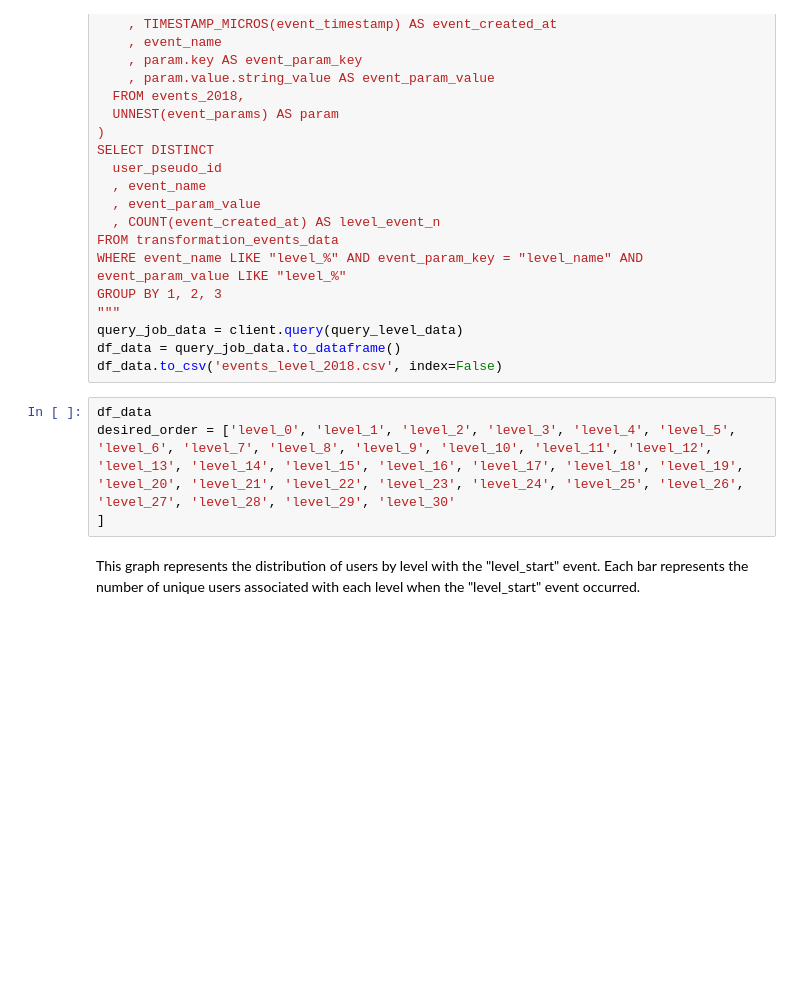
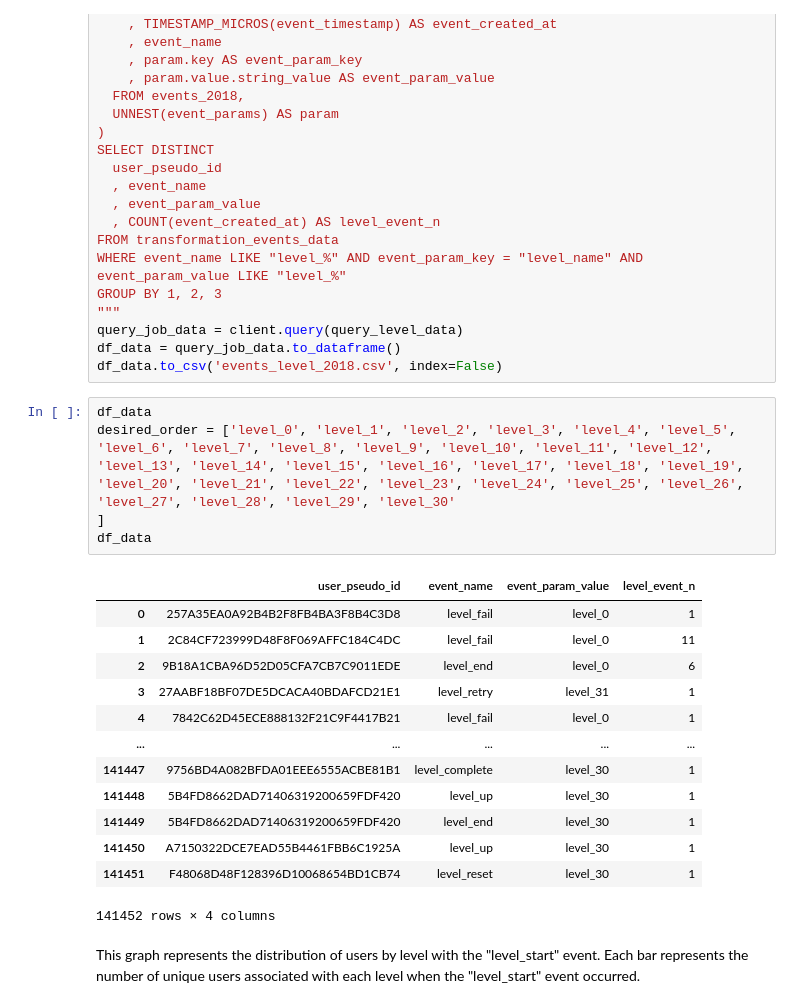
Before and after one commit to Zavadskiy/test_analyst, a Jupyter notebook: test_task_analyst.ipynb, the cells around one changed output. Saved outputs shown, nothing was run; the diff lists cells and outputs as text; blank space fills up the shorter version.

```diff
--- a/test_task_analyst.ipynb
+++ b/test_task_analyst.ipynb
@@ -330,7 +413,22 @@ df_data.to_csv('events_level_2018.csv', index=False)
 # %%
 df_data
 desired_order = ['level_0', 'level_1', 'level_2', 'level_3', 'level_4', 'level_5', 'level_6', 'level_7', 'level_8', 'level_9', 'level_10', 'level_11', 'level_12', 'level_13', 'level_14', 'level_15', 'level_16', 'level_17', 'level_18', 'level_19', 'level_20', 'level_21', 'level_22', 'level_23', 'level_24', 'level_25', 'level_26', 'level_27', 'level_28', 'level_29', 'level_30'
 ]
+df_data
+# %% [output]
+|  | user_pseudo_id | event_name | event_param_value | level_event_n |
+| 0 | 257A35EA0A92B4B2F8FB4BA3F8B4C3D8 | level_fail | level_0 | 1 |
+| 1 | 2C84CF723999D48F8F069AFFC184C4DC | level_fail | level_0 | 11 |
+| 2 | 9B18A1CBA96D52D05CFA7CB7C9011EDE | level_end | level_0 | 6 |
+| 3 | 27AABF18BF07DE5DCACA40BDAFCD21E1 | level_retry | level_31 | 1 |
+| 4 | 7842C62D45ECE888132F21C9F4417B21 | level_fail | level_0 | 1 |
+| ... | ... | ... | ... | ... |
+| 141447 | 9756BD4A082BFDA01EEE6555ACBE81B1 | level_complete | level_30 | 1 |
+| 141448 | 5B4FD8662DAD71406319200659FDF420 | level_up | level_30 | 1 |
+| 141449 | 5B4FD8662DAD71406319200659FDF420 | level_end | level_30 | 1 |
+| 141450 | A7150322DCE7EAD55B4461FBB6C1925A | level_up | level_30 | 1 |
+| 141451 | F48068D48F128396D10068654BD1CB74 | level_reset | level_30 | 1 |
+141452 rows × 4 columns
 # %% [markdown]
 This graph represents the distribution of users by level with the "level_start" event. Each bar represents the number of unique users associated with each level when the "level_start" event occurred.
 # %%
```
Also changed, not shown: parts of 8 cells of this notebook, 1 other file.
